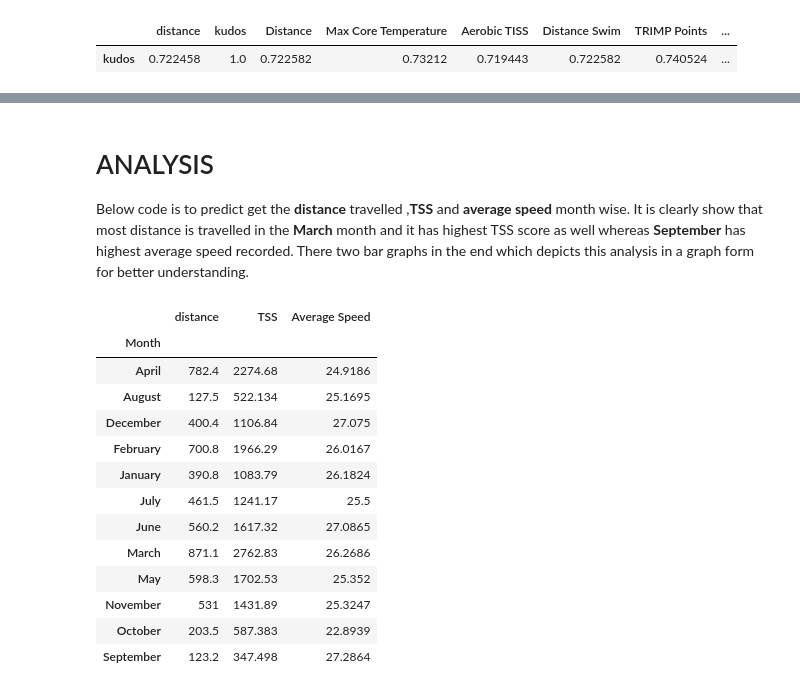
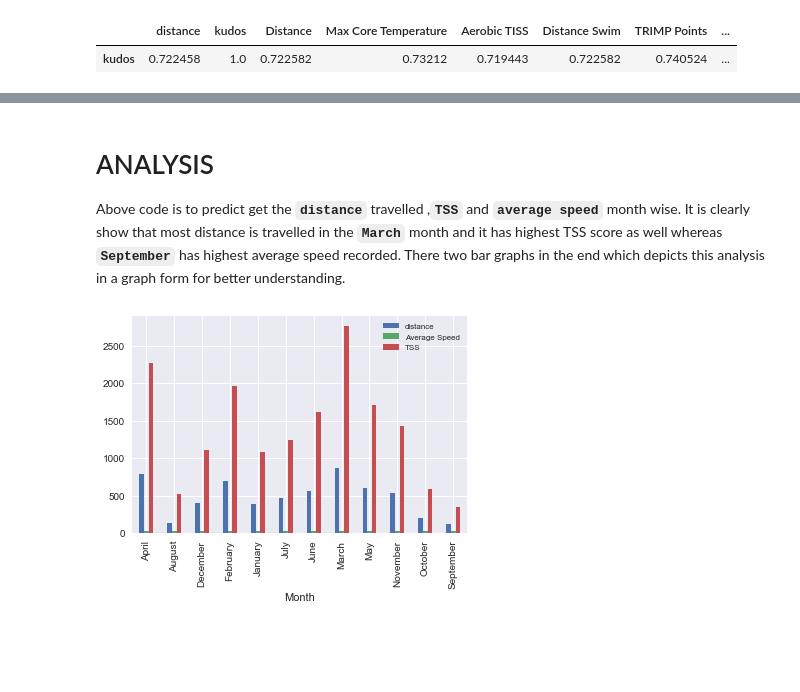
Before and after one commit to shubhamrana2374/Portfolio, a Jupyter notebook: Portfolio 1.ipynb, the cells around one changed output, grey strips where cells are left out. Drawn from its saved outputs; the diff is of its cells as text; code cells hidden in the pictures; blank space fills up the shorter version.

```diff
--- a/Portfolio 1.ipynb
+++ b/Portfolio 1.ipynb
@@ -418,35 +479,12 @@ plt.show()
 # %% [markdown]
 # ANALYSIS
 
-Below code is to predict get the **distance** travelled ,**TSS** and **average speed** month wise. It is clearly show that most distance is travelled in the **March** month and  it has highest TSS score as well whereas **September** has highest average speed recorded.
+Above code is to predict get the __`distance`__ travelled ,__`TSS`__ and __`average speed`__ month wise. It is clearly show that most distance is travelled in the __`March`__ month and  it has highest TSS score as well whereas __`September`__ has highest average speed recorded.
 There two bar graphs in the end which depicts this analysis in a graph form for better understanding.
-# %%
-month_name=[]
-for e in result.index:
-    month_name.append((calendar.month_name[e.month]))
-result.insert(2, "Month", month_name, True)
-month_data_df=pd.DataFrame(result.groupby(['Month']).distance.sum())
-month_data_df['TSS']=result.groupby(['Month']).TSS.sum()
-month_data_df['Average Speed']=result.groupby(['Month'])['Average Speed'].mean()
-def max_value(value):
-    '''
-    highlight the maximum in a Series yellow.
-    '''
-    is_max = value == value.max()
-    return ['background-color: yellow' if v else '' for v in is_max]
-month_data_df.style.apply(max_value)
-# %% [output]
-|  | distance | TSS | Average Speed |
-| Month |  |  |  |
-| April | 782.4 | 2274.68 | 24.9186 |
-| August | 127.5 | 522.134 | 25.1695 |
-| December | 400.4 | 1106.84 | 27.075 |
-| February | 700.8 | 1966.29 | 26.0167 |
-| January | 390.8 | 1083.79 | 26.1824 |
-| July | 461.5 | 1241.17 | 25.5 |
-| June | 560.2 | 1617.32 | 27.0865 |
-| March | 871.1 | 2762.83 | 26.2686 |
-| May | 598.3 | 1702.53 | 25.352 |
-| November | 531 | 1431.89 | 25.3247 |
-| October | 203.5 | 587.383 | 22.8939 |
-| September | 123.2 | 347.498 | 27.2864 |
+# %%
+month_data_df.plot( y=["distance", "Average Speed", "TSS"], kind="bar")
+plt.rcParams["figure.figsize"] = (8,10)
+plt.legend(loc='best', prop={'size': 8})
+plt.show()
+# %% [output]
+[figure, added]
```
Also changed, not shown: parts of 46 cells of this notebook.
